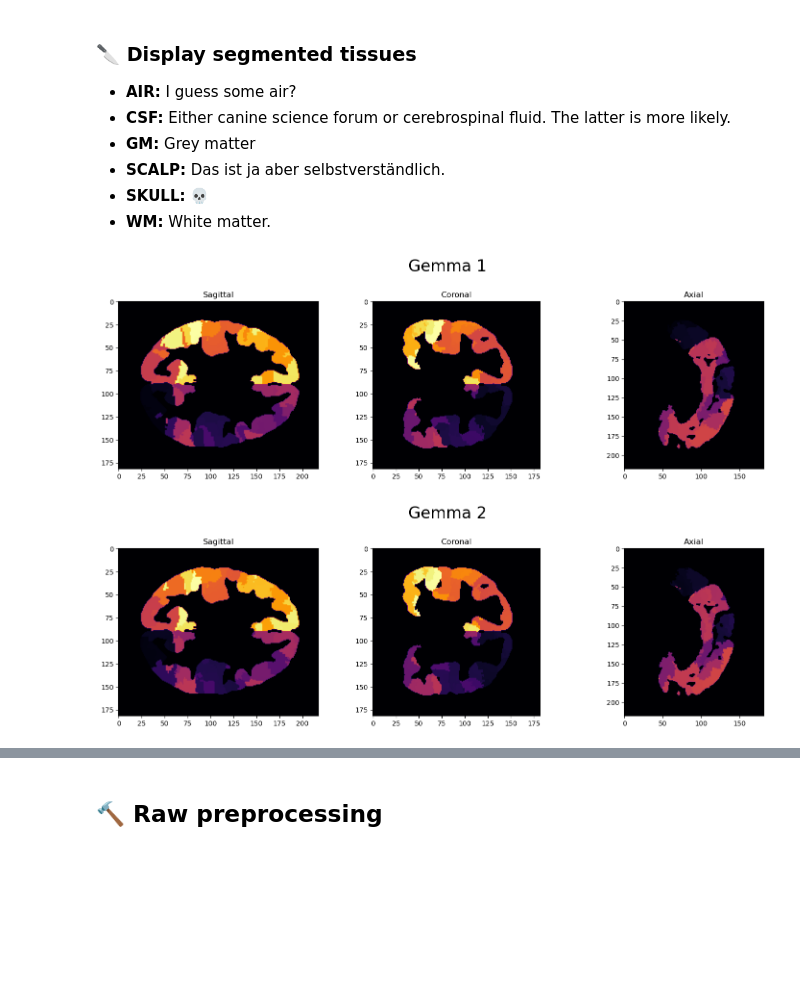
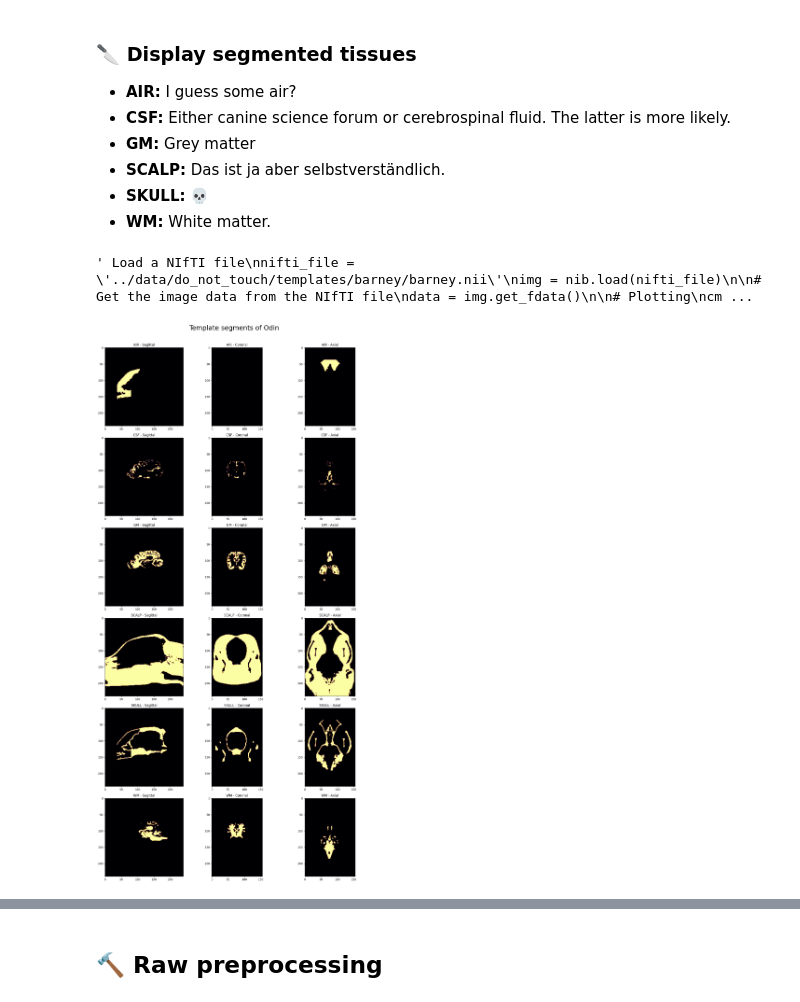
Before and after one commit to iamrblc/hddotter, a Jupyter notebook: scripts/hddotter.ipynb, the cells around one changed output, grey strips where cells are left out. Cells and saved outputs as stored; diff of their text form; code cells hidden in the pictures; blank space fills up the shorter version.

```diff
--- a/scripts/hddotter.ipynb
+++ b/scripts/hddotter.ipynb
@@ -176,8 +177,9 @@ Falling back to a static output.
 - **SKULL:** 💀
 - **WM:** White matter.
 # %%
-# Load a NIfTI file
-nifti_file = '../data/templates/gemma/gemma1.nii'
+# I didn't have Barney on my home computer, so uncomment it in the office
+''' Load a NIfTI file
+nifti_file = '../data/do_not_touch/templates/barney/barney.nii'
 img = nib.load(nifti_file)
 
 # Get the image data from the NIfTI file
@@ -196,40 +198,58 @@ axes[1].set_title('Coronal')
 axes[2].set_title('Axial')
 
 # Add an overall title
-fig.suptitle('Gemma 1',
+fig.suptitle('Template of Barney',
                 fontsize=24)
 
 # Adjust layout
 plt.tight_layout(rect=[0, 0.03, 1, 0.97])
-plt.show()
+plt.show()'''
 # %% [output]
-[figure, removed]
+' Load a NIfTI file\nnifti_file = \'../data/do_not_touch/templates/barney/barney.nii\'\nimg = nib.load(nifti_file)\n\n# Get the image data from the NIfTI file\ndata = img.get_fdata()\n\n# Plotting\ncm ...
+# %%
+# Load segmented nifti files
+# Change nii.gz to nii if necessary (will be automated later)
+nifti_path = '../data/do_not_touch/templates/' + template_name + '/'
+air = nib.load(os.path.join(nifti_path, 'air.nii.gz'))
+csf = nib.load(os.path.join(nifti_path, 'csf.nii.gz'))
+gm = nib.load(os.path.join(nifti_path, 'gm.nii.gz'))
+scalp = nib.load(os.path.join(nifti_path, 'scalp.nii.gz'))
+skull = nib.load(os.path.join(nifti_path, 'skull.nii.gz'))
+wm = nib.load(os.path.join(nifti_path, 'wm.nii.gz'))
 # %%
-# Load a NIfTI file
-nifti_file = '../data/templates/gemma/gemma2.nii'
-img = nib.load(nifti_file)
+# Function to get the data and plot the images
+def plot_nifti_data(ax, data, title):
+    cmap = "inferno"
+    ax[0].imshow(data[:, :, data.shape[2] // 2], cmap=cmap)
+    ax[1].imshow(data[:, data.shape[1] // 2, :], cmap=cmap)
+    ax[2].imshow(data[data.shape[0] // 2, :, :], cmap=cmap)
+    ax[0].set_title(f'{title.upper()} - Sagittal')
+    ax[1].set_title(f'{title.upper()} - Coronal')
+    ax[2].set_title(f'{title.upper()} - Axial')
 
-# Get the image data from the NIfTI file
-data = img.get_fdata()
+nifti_files = ['air', 'csf', 'gm', 'scalp', 'skull', 'wm']
 
-# Plotting
-cmap = "inferno"
-fig, axes = plt.subplots(1, 3, figsize=(15, 5))
-axes[0].imshow(data[:, :, data.shape[2] // 2], cmap=cmap)
-axes[1].imshow(data[:, data.shape[1] // 2, :], cmap=cmap)
-axes[2].imshow(data[data.shape[0] // 2, :, :], cmap=cmap)
+# Create a subplot grid
+fig, axes = plt.subplots(len(nifti_files), 3,
+                figsize=(15, 5 * len(nifti_files)))
 
-# Setting titles
-axes[0].set_title('Sagittal')
-axes[1].set_title('Coronal')
-axes[2].set_title('Axial')
+# Plot each NIFTI file
+for i, file_name in enumerate(nifti_files):
+    # Load the NIFTI file (change nii.gz to nii if necessary)
+    img = nib.load(os.path.join(nifti_path, f'{file_name}.nii.gz'))
+
+    # Get the image data
+    data = img.get_fdata()
+
+    # Plot the data
+    plot_nifti_data(axes[i], data, file_name)
 
 # Add an overall title
-fig.suptitle('Gemma 2',
+fig.suptitle(f'Template segments of {template_name.capitalize()}',
                 fontsize=24)
 
 # Adjust layout
 plt.tight_layout(rect=[0, 0.03, 1, 0.97])
 plt.show()
 # %% [output]
-[figure, old version]
+[figure, new version]
```
Also changed, not shown: parts of 13 cells of this notebook.
